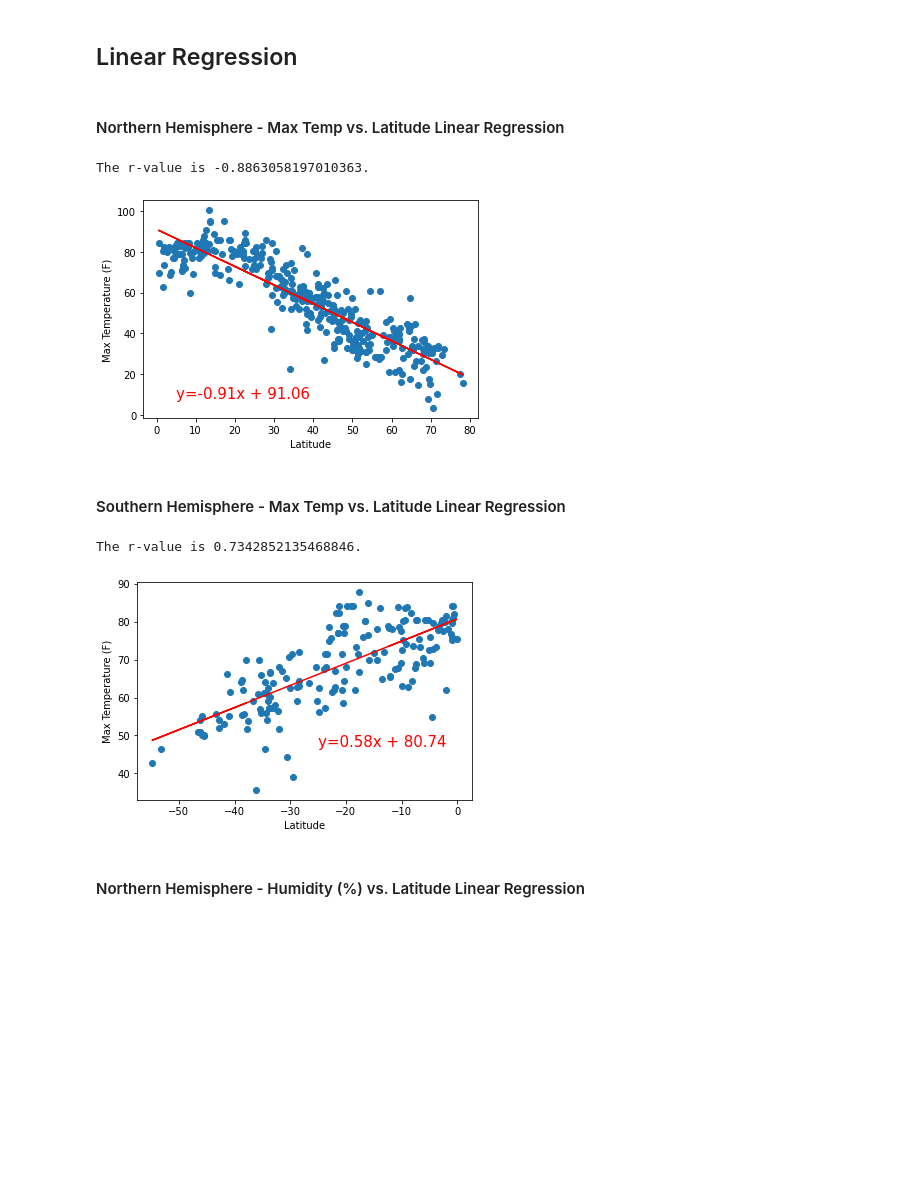
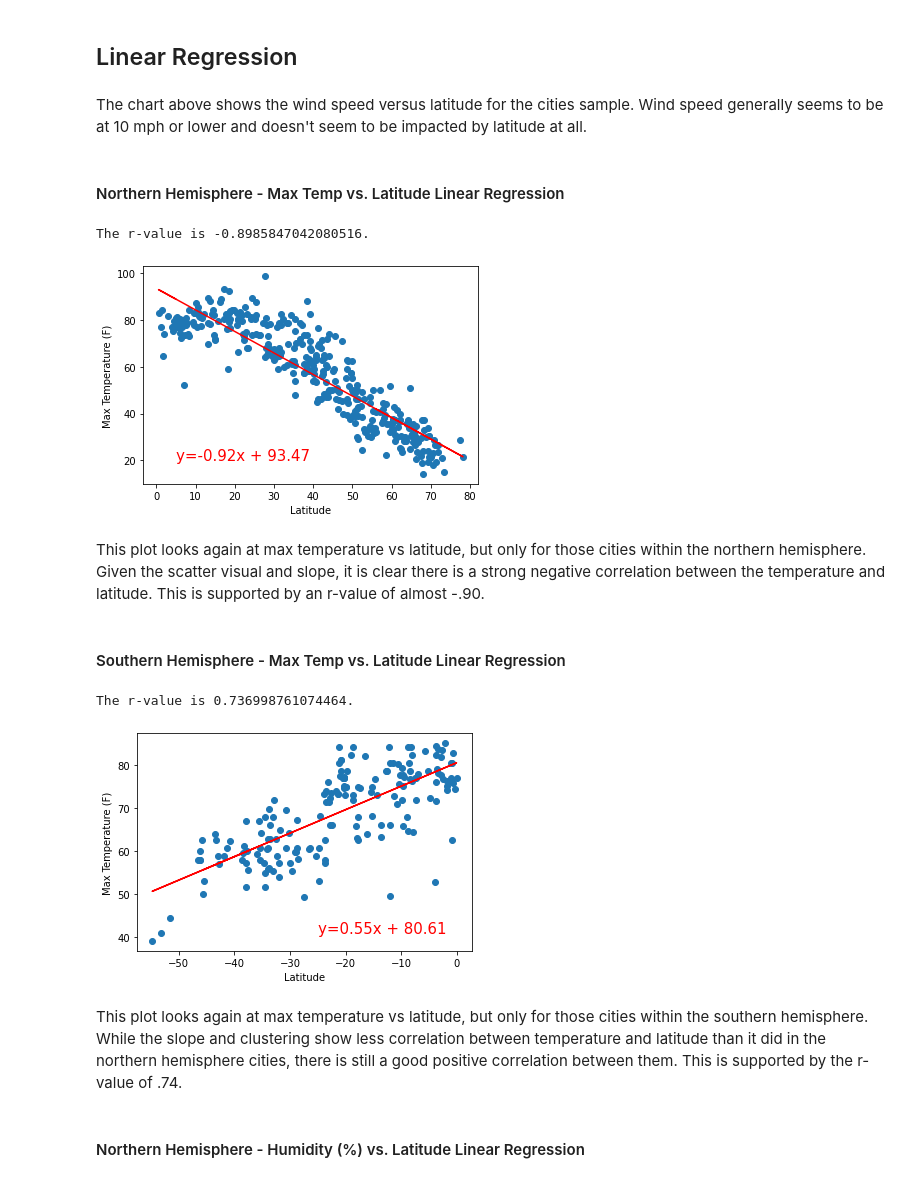
Before and after one commit to Pip85/practice-api, a Jupyter notebook: WeatherPy/WeatherPy.ipynb, the cells around one changed output. Cells and saved outputs as stored; diff of their text form; code cells hidden in the pictures; blank space fills up the shorter version.

```diff
--- a/WeatherPy/WeatherPy.ipynb
+++ b/WeatherPy/WeatherPy.ipynb
@@ -67,7 +67,7 @@ batch_counter = 1
 record_counter = 1
 
 # Set maximum number of cities to pull so for loop stops if all required cities are retrieved
-max_cities = 526
+max_cities = 550
 # Set up empty lists to hold the data contents of the request response
 max_temp = []
 lat = []
@@ -281,5 +287,7 @@ plt.show()
 # %% [markdown]
 ## Linear Regression
+# %% [markdown]
+The chart above shows the wind speed versus latitude for the cities sample.  Wind speed generally seems to be at 10 mph or lower and doesn't seem to be impacted by latitude at all.
 # %% [markdown]
 ####  Northern Hemisphere - Max Temp vs. Latitude Linear Regression
 # %%
@@ -294,34 +302,38 @@ plt.ylabel("Max Temperature (F)")
 regress_values = x_axis * slope + intercept
 line_eq = "y=" + str(round(slope, 2)) + "x + " + str(round(intercept,2))
 plt.plot(x_axis,regress_values, "r-")
-plt.annotate(line_eq,(5,8),fontsize=15, color="red")
+plt.annotate(line_eq,(5,20),fontsize=15, color="red")
 print(f"The r-value is {rvalue}.")
 plt.savefig("output_data/Northern Hemisphere - Max Temp vs. Latitude Linear Regression.png")
 plt.show()
 # %% [output]
-The r-value is -0.8863058197010363.
+The r-value is -0.8985847042080516.
-[figure, old version]
+[figure, new version]
+# %% [markdown]
+This plot looks again at max temperature vs latitude, but only for those cities within the northern hemisphere.  Given the scatter visual and slope, it is clear there is a strong negative correlation between the temperature and latitude.  This is supported by an r-value of almost -.90.
 # %% [markdown]
 ####  Southern Hemisphere - Max Temp vs. Latitude Linear Regression
 # %%
 south_cities = clean_city_df.loc[clean_city_df["Lat"]< 0,:]
 x_axis = south_cities["Lat"]
 y_axis = south_cities["Max Temp"]
 plt.scatter(x_axis, y_axis, marker = "o")
 plt.xlabel("Latitude")
 plt.ylabel("Max Temperature (F)")
 
 (slope, intercept, rvalue, pvalue, stderr) = linregress(x_axis, y_axis)
 regress_values = x_axis * slope + intercept
 line_eq = "y=" + str(round(slope, 2)) + "x + " + str(round(intercept,2))
 plt.plot(x_axis,regress_values, "r-")
-plt.annotate(line_eq,(-25,47),fontsize=15, color="red")
+plt.annotate(line_eq,(-25,41),fontsize=15, color="red")
 print(f"The r-value is {rvalue}.")
 plt.savefig("output_data/Southern Hemisphere - Max Temp vs. Latitude Linear Regression.png")
 plt.show()
 # %% [output]
-The r-value is 0.7342852135468846.
+The r-value is 0.736998761074464.
-[figure, old version]
+[figure, new version]
+# %% [markdown]
+This plot looks again at max temperature vs latitude, but only for those cities within the southern hemisphere. While the slope and clustering show less correlation between temperature and latitude than it did in the northern hemisphere cities, there is still a good positive correlation between them. This is supported by the r-value of .74.
 # %% [markdown]
 ####  Northern Hemisphere - Humidity (%) vs. Latitude Linear Regression
 # %%
```
Also changed, not shown: parts of 26 cells of this notebook, 19 other files.
